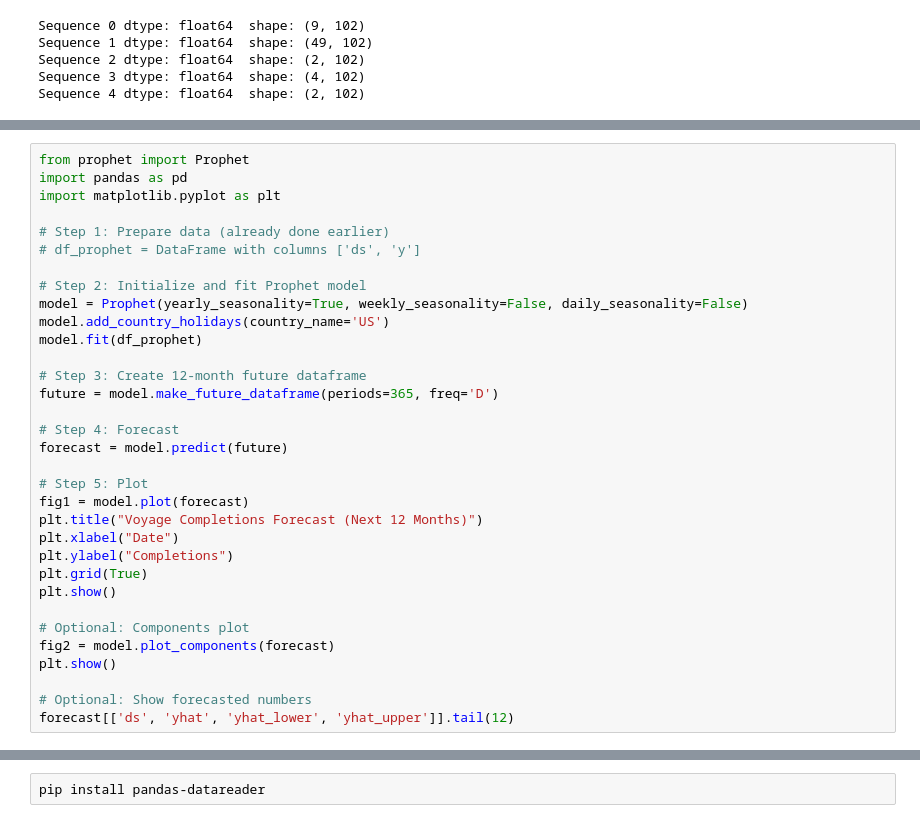
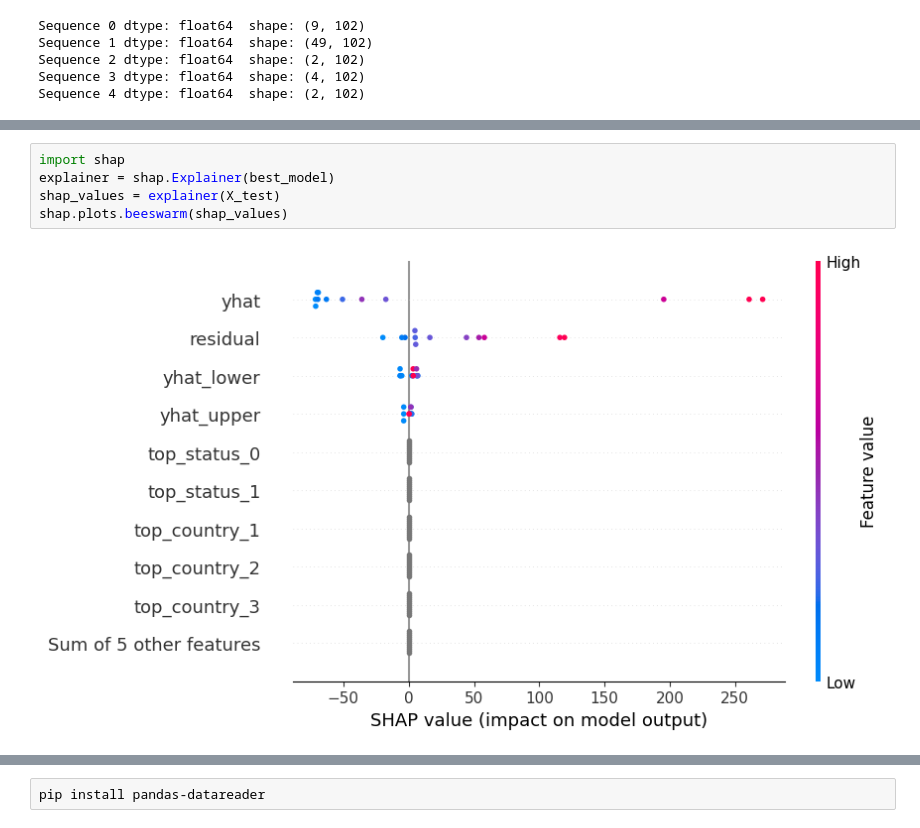
Before and after one commit to roziii/chingu_segment_analysis, a Jupyter notebook: application_completion-auto_regressive_model.ipynb, the cells around one changed output, grey strips where cells are left out. Cells and saved outputs as stored; diff of their text form.

```diff
--- a/application_completion-auto_regressive_model.ipynb
+++ b/application_completion-auto_regressive_model.ipynb
@@ -343,36 +343,3 @@ Requirement already satisfied: tzdata>=2022.7 in /home/razieh_ghahartars/.local/
 Requirement already satisfied: pytz>=2020.1 in /home/razieh_ghahartars/.local/lib/python3.10/site-packages (from pandas>=1.0.4->prophet) (2024.2)
 Requirement already satisfied: six>=1.5 in /usr/lib/python3/dist-packages (from python-dateutil->holidays<1,>=0.25->prophet) (1.16.0)
 Note: you may need to restart the kernel to use updated packages.
-# %%
-from prophet import Prophet
-import pandas as pd
-import matplotlib.pyplot as plt
-
-# Step 1: Prepare data (already done earlier)
-# df_prophet = DataFrame with columns ['ds', 'y']
-
-# Step 2: Initialize and fit Prophet model
-model = Prophet(yearly_seasonality=True, weekly_seasonality=False, daily_seasonality=False)
-model.add_country_holidays(country_name='US')
-model.fit(df_prophet)
-
-# Step 3: Create 12-month future dataframe
-future = model.make_future_dataframe(periods=365, freq='D')
-
-# Step 4: Forecast
-forecast = model.predict(future)
-
-# Step 5: Plot
-fig1 = model.plot(forecast)
-plt.title("Voyage Completions Forecast (Next 12 Months)")
-plt.xlabel("Date")
-plt.ylabel("Completions")
-plt.grid(True)
-plt.show()
-
-# Optional: Components plot
-fig2 = model.plot_components(forecast)
-plt.show()
-
-# Optional: Show forecasted numbers
-forecast[['ds', 'yhat', 'yhat_lower', 'yhat_upper']].tail(12)
@@ -463,0 +624,7 @@ print(significant.sort_values(by='holidays', ascending=False))
+# %%
+import shap
+explainer = shap.Explainer(best_model)
+shap_values = explainer(X_test)
+shap.plots.beeswarm(shap_values)
+# %% [output]
+[figure, added]
```
Also changed, not shown: parts of 22 cells of this notebook, 1 other file.
